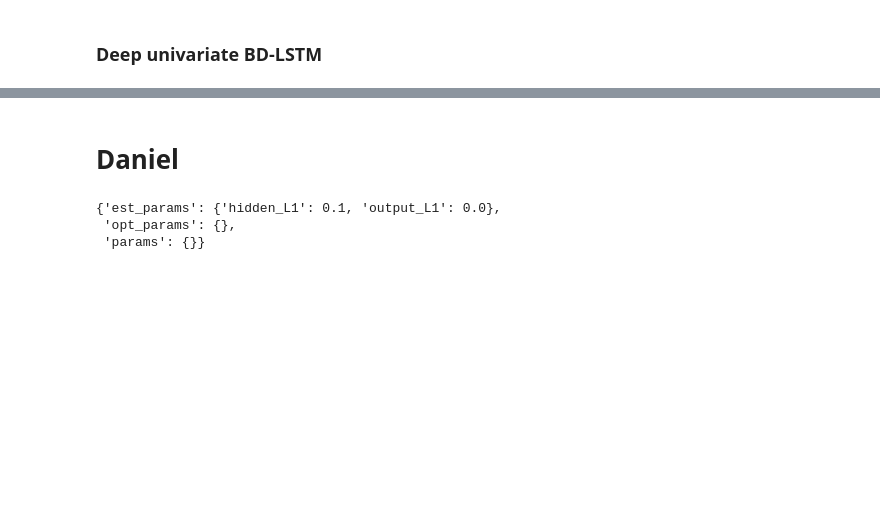
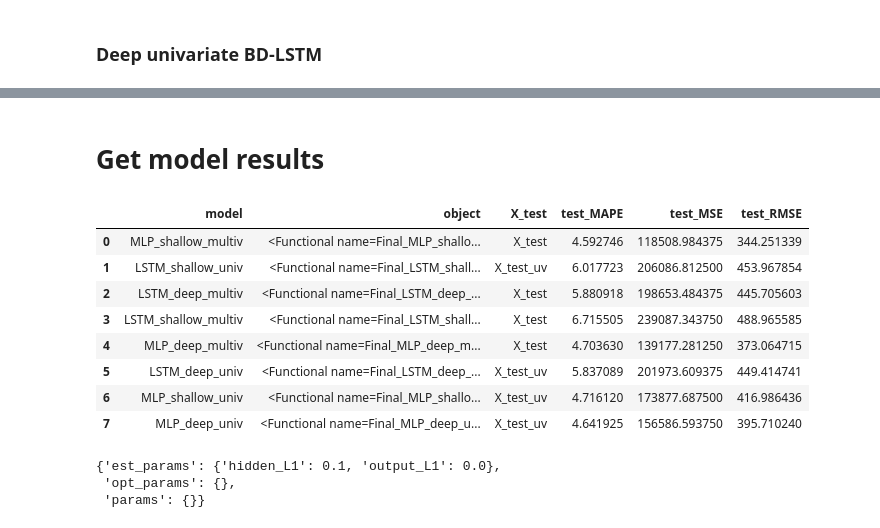
Before and after one commit to mango-unchained/Team-K---ZZSC9020-Capstone-Project, a Jupyter notebook: Modelling.ipynb, the cells around one changed output, grey strips where cells are left out. Cells and saved outputs as stored; diff of their text form; code cells hidden in the pictures; blank space fills up the shorter version.

```diff
--- a/Modelling.ipynb
+++ b/Modelling.ipynb
@@ -535,2 +486,0 @@ m4 = extend_training(load_lstm('Extended_Extended_Extended_Final_LSTM_deep_multi
-# %% [markdown]
-# Daniel
@@ -544,0 +487,39 @@ with tf.device("/CPU:0"):
+# %% [markdown]
+# Get model results
+# %%
+def get_latest_models():
+    all_models = pd.DataFrame([e for e in glob('models/*') if match(r'.*\.(?:keras|h5)$', e)], columns=['file'])
+    all_models['model'] = all_models.file.str.extract(r'models/.*Final_(.*?)\..*$')
+    all_models['model_name'] = all_models.file.str.extract(r'models/(.*Final_.*?)\..*$')
+    all_models['extensions'] = all_models.file.apply(lambda e: e.count('Extended'))
+    all_models['latest'] = all_models.groupby('model').extensions.transform('max')
+
+    return all_models.loc[all_models.extensions == all_models.latest, ['model', 'model_name', 'file']]
+
+model_files = get_latest_models()
+models = dict()
+
+for m, n, f in model_files.values:
+    model = load_lstm(n) if 'LSTM' in m else load_model(f)
+    models[m] = model
+
+models_df = pd.DataFrame(models.items(), columns=['model', 'object'])
+
+models_df['X_test'] = models_df.model.apply(lambda e: 'X_test_uv' if 'univ' in e else 'X_test')
+
+models_df[['test_MAPE', 'test_MSE']] = models_df.apply(lambda d: eval(f"d['object'].evaluate({d['X_test']}, y_test)"), axis=1).apply(pd.Series)
+models_df['test_RMSE'] = models_df.test_MSE**.5
+
+models_df[['model', 'test_MAPE', 'test_RMSE']].to_csv('Results/model test results.csv', index=False)
+
+models_df
+# %% [output]
+|  | model | object | X_test | test_MAPE | test_MSE | test_RMSE |
+| 0 | MLP_shallow_multiv | <Functional name=Final_MLP_shallo... | X_test | 4.592746 | 118508.984375 | 344.251339 |
+| 1 | LSTM_shallow_univ | <Functional name=Final_LSTM_shall... | X_test_uv | 6.017723 | 206086.812500 | 453.967854 |
+| 2 | LSTM_deep_multiv | <Functional name=Final_LSTM_deep_... | X_test | 5.880918 | 198653.484375 | 445.705603 |
+| 3 | LSTM_shallow_multiv | <Functional name=Final_LSTM_shall... | X_test | 6.715505 | 239087.343750 | 488.965585 |
+| 4 | MLP_deep_multiv | <Functional name=Final_MLP_deep_m... | X_test | 4.703630 | 139177.281250 | 373.064715 |
+| 5 | LSTM_deep_univ | <Functional name=Final_LSTM_deep_... | X_test_uv | 5.837089 | 201973.609375 | 449.414741 |
+| 6 | MLP_shallow_univ | <Functional name=Final_MLP_shallo... | X_test_uv | 4.716120 | 173877.687500 | 416.986436 |
+| 7 | MLP_deep_univ | <Functional name=Final_MLP_deep_u... | X_test_uv | 4.641925 | 156586.593750 | 395.710240 |
```
Also changed, not shown: parts of 20 cells of this notebook, 2 other files.
